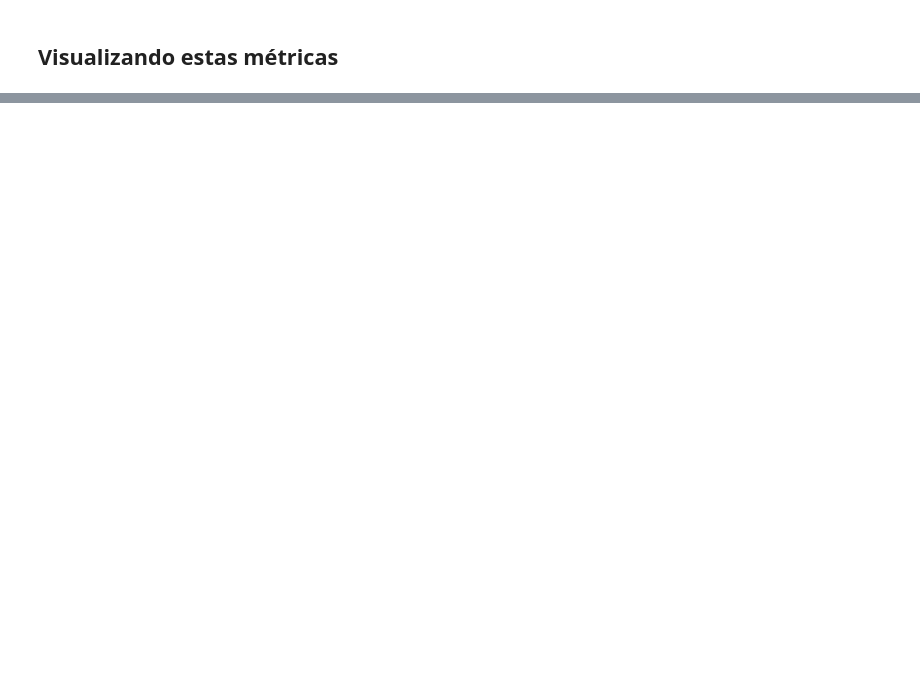
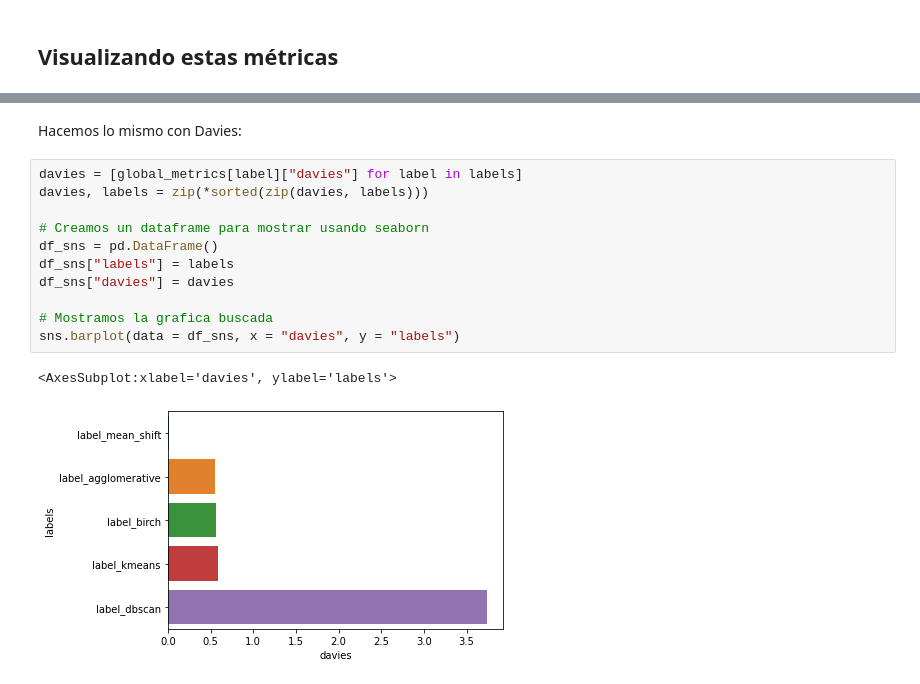
Before and after one commit to SergioQuijanoRey/PracticasInteligenciaNegocio, a Jupyter notebook: Práctica 2/Casos de estudio.ipynb, the cells around one changed output, grey strips where cells are left out. Drawn from its saved outputs; the diff is of its cells as text; blank space fills up the shorter version.

```diff
--- a/Práctica 2/Casos de estudio.ipynb
+++ b/Práctica 2/Casos de estudio.ipynb
@@ -657,0 +709,16 @@ sns.barplot(data = df_sns, x = "time (s)", y = "labels")
+# %% [markdown]
+Hacemos lo mismo con Davies:
+# %%
+davies = [global_metrics[label]["davies"] for label in labels]
+davies, labels = zip(*sorted(zip(davies, labels)))
+
+# Creamos un dataframe para mostrar usando seaborn
+df_sns = pd.DataFrame()
+df_sns["labels"] = labels
+df_sns["davies"] = davies
+
+# Mostramos la grafica buscada
+sns.barplot(data = df_sns, x = "davies", y = "labels")
+# %% [output]
+<AxesSubplot:xlabel='davies', ylabel='labels'>
+[figure, added]
```
Also changed, not shown: parts of 12 cells of this notebook.
